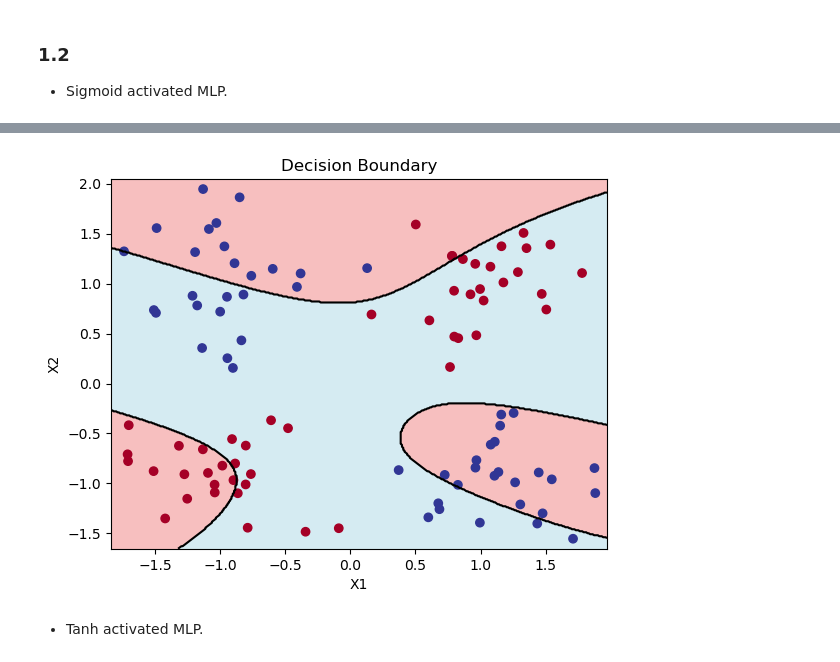
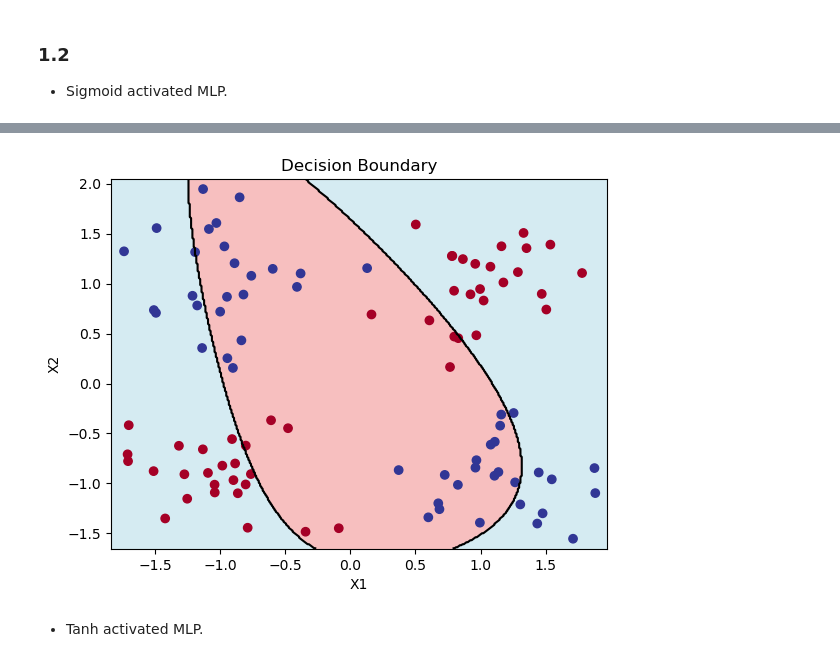
Before and after one commit to ahmetakman/EE449_homeworks, a Jupyter notebook: hw1/hw1.ipynb, the cells around one changed output, grey strips where cells are left out. Saved outputs shown, nothing was run; the diff lists cells and outputs as text; code cells hidden in the pictures.

Commit message:
part1 check random initialization

```diff
--- a/hw1/hw1.ipynb
+++ b/hw1/hw1.ipynb
@@ -81,9 +81,9 @@ class MLP_sigmoid:
         self.output_size = output_size
 
         # Initialize weights and biases
-        self.weights_input_hidden = np.random.randn(self.input_size, self.hidden_size)
+        self.weights_input_hidden = np.random.rand(self.input_size, self.hidden_size)
         self.bias_hidden = np.zeros((1, self.hidden_size))
-        self.weights_hidden_output = np.random.randn(self.hidden_size, self.output_size)
+        self.weights_hidden_output = np.random.rand(self.hidden_size, self.output_size)
         self.bias_output = np.zeros((1, self.output_size))
 
     def sigmoid(self, x):
@@ -155,4 +155,4 @@ Epoch 9000: Loss = 0.625
-[figure, old version]
+[figure, new version]
 # %% [markdown]
 - Tanh activated MLP.
 # %%
```
Also changed, not shown: parts of 4 cells of this notebook, 16 other files.
